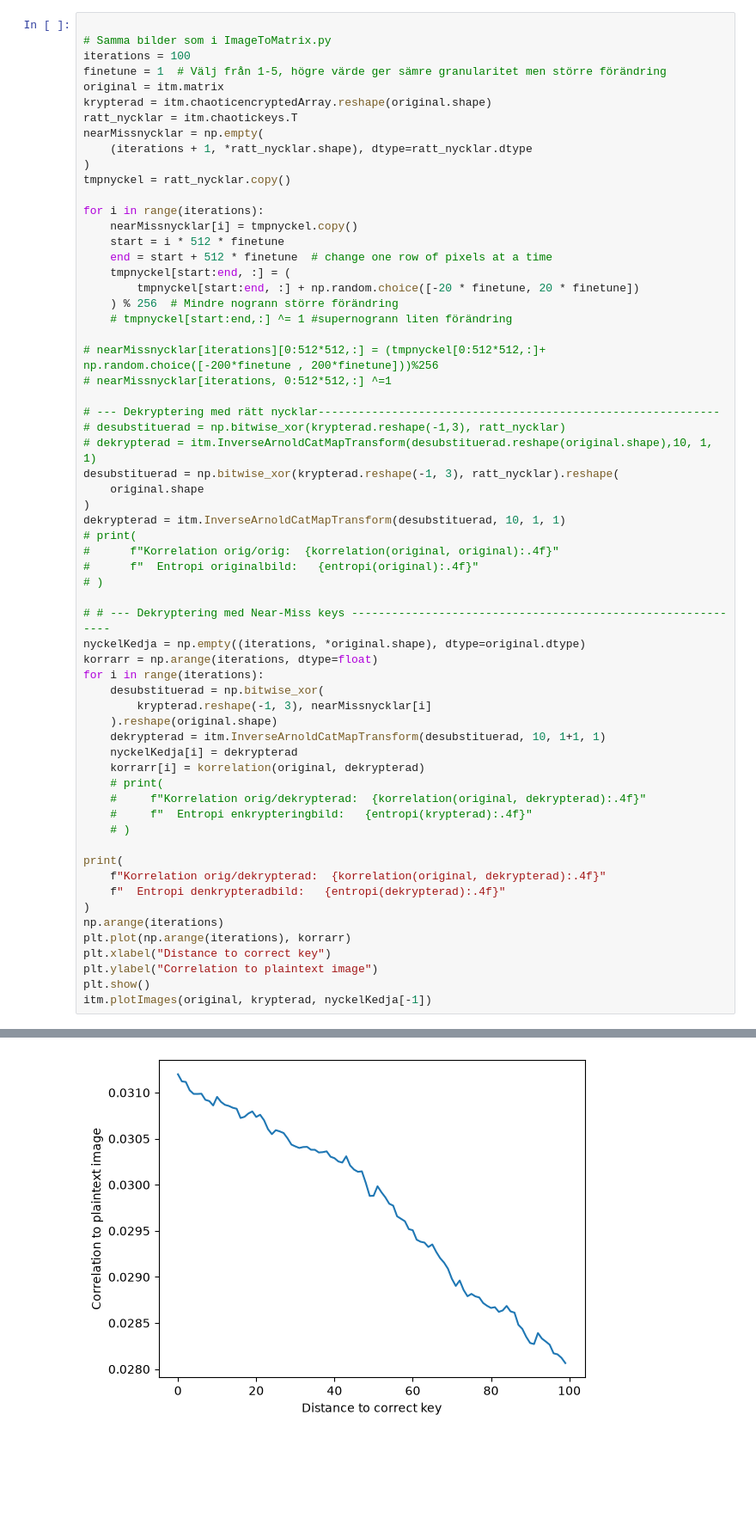
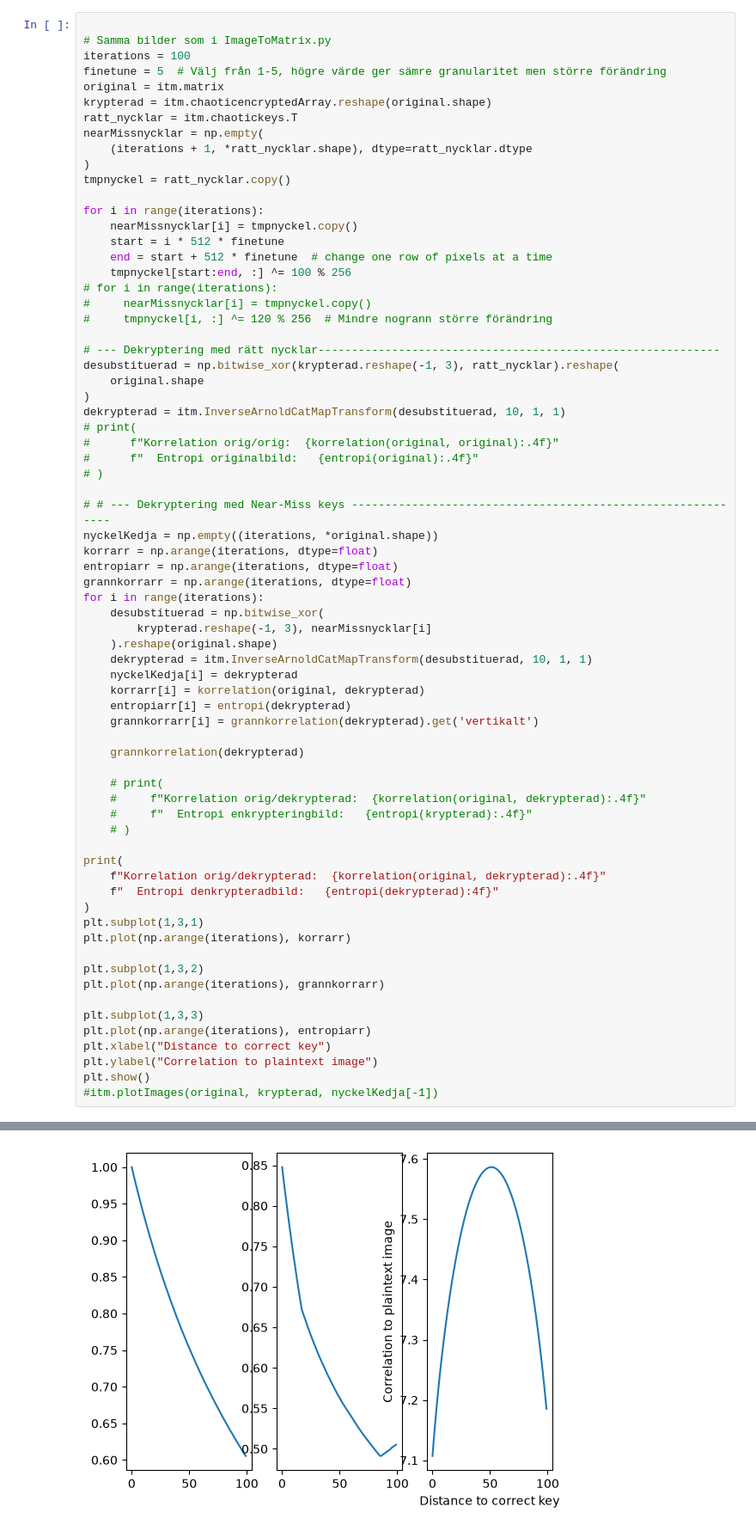
Before and after one commit to pizzamedsas/Kaos, a Jupyter notebook: Near-miss_notebook/cipher_analysis.ipynb, the cells around one changed output, grey strips where cells are left out. Shown at 86% size. Cells and saved outputs as stored; diff of their text form; blank space fills up the shorter version.

Commit message:
Ful grannkorr och entropi

```diff
--- a/Near-miss_notebook/cipher_analysis.ipynb
+++ b/Near-miss_notebook/cipher_analysis.ipynb
@@ -13,7 +22,7 @@ The autoreload extension is already loaded. To reload it, use:
 
 # Samma bilder som i ImageToMatrix.py
 iterations = 100
-finetune = 1  # Välj från 1-5, högre värde ger sämre granularitet men större förändring
+finetune = 5  # Välj från 1-5, högre värde ger sämre granularitet men större förändring
 original = itm.matrix
 krypterad = itm.chaoticencryptedArray.reshape(original.shape)
 ratt_nycklar = itm.chaotickeys.T
@@ -26,17 +35,12 @@ for i in range(iterations):
     nearMissnycklar[i] = tmpnyckel.copy()
     start = i * 512 * finetune
     end = start + 512 * finetune  # change one row of pixels at a time
-    tmpnyckel[start:end, :] = (
-        tmpnyckel[start:end, :] + np.random.choice([-20 * finetune, 20 * finetune])
-    ) % 256  # Mindre nogrann större förändring
-    # tmpnyckel[start:end,:] ^= 1 #supernogrann liten förändring
-
-# nearMissnycklar[iterations][0:512*512,:] = (tmpnyckel[0:512*512,:]+ np.random.choice([-200*finetune , 200*finetune]))%256
-# nearMissnycklar[iterations, 0:512*512,:] ^=1
+    tmpnyckel[start:end, :] ^= 100 % 256
+# for i in range(iterations):
+#     nearMissnycklar[i] = tmpnyckel.copy()
+#     tmpnyckel[i, :] ^= 120 % 256  # Mindre nogrann större förändring
 
 # --- Dekryptering med rätt nycklar------------------------------------------------------------
-# desubstituerad = np.bitwise_xor(krypterad.reshape(-1,3), ratt_nycklar)
-# dekrypterad = itm.InverseArnoldCatMapTransform(desubstituerad.reshape(original.shape),10, 1, 1)
 desubstituerad = np.bitwise_xor(krypterad.reshape(-1, 3), ratt_nycklar).reshape(
     original.shape
 )
@@ -47,15 +51,22 @@ dekrypterad = itm.InverseArnoldCatMapTransform(desubstituerad, 10, 1, 1)
 # )
 
 # # --- Dekryptering med Near-Miss keys ------------------------------------------------------------
-nyckelKedja = np.empty((iterations, *original.shape), dtype=original.dtype)
+nyckelKedja = np.empty((iterations, *original.shape))
 korrarr = np.arange(iterations, dtype=float)
+entropiarr = np.arange(iterations, dtype=float)
+grannkorrarr = np.arange(iterations, dtype=float)
 for i in range(iterations):
     desubstituerad = np.bitwise_xor(
         krypterad.reshape(-1, 3), nearMissnycklar[i]
     ).reshape(original.shape)
-    dekrypterad = itm.InverseArnoldCatMapTransform(desubstituerad, 10, 1+1, 1)
+    dekrypterad = itm.InverseArnoldCatMapTransform(desubstituerad, 10, 1, 1)
     nyckelKedja[i] = dekrypterad
     korrarr[i] = korrelation(original, dekrypterad)
+    entropiarr[i] = entropi(dekrypterad)
+    grannkorrarr[i] = grannkorrelation(dekrypterad).get('vertikalt')
+
+    grannkorrelation(dekrypterad)
+
     # print(
     #     f"Korrelation orig/dekrypterad:  {korrelation(original, dekrypterad):.4f}"
     #     f"  Entropi enkrypteringbild:   {entropi(krypterad):.4f}"
@@ -63,12 +74,18 @@ for i in range(iterations):
 
 print(
     f"Korrelation orig/dekrypterad:  {korrelation(original, dekrypterad):.4f}"
-    f"  Entropi denkrypteradbild:   {entropi(dekrypterad):.4f}"
+    f"  Entropi denkrypteradbild:   {entropi(dekrypterad):4f}"
 )
-np.arange(iterations)
+plt.subplot(1,3,1)
 plt.plot(np.arange(iterations), korrarr)
+
+plt.subplot(1,3,2)
+plt.plot(np.arange(iterations), grannkorrarr)
+
+plt.subplot(1,3,3)
+plt.plot(np.arange(iterations), entropiarr)
 plt.xlabel("Distance to correct key")
 plt.ylabel("Correlation to plaintext image")
 plt.show()
-itm.plotImages(original, krypterad, nyckelKedja[-1])
+#itm.plotImages(original, krypterad, nyckelKedja[-1])
 # %% [output]
@@ -76 +93 @@ Korrelation orig/dekrypterad:  0.0281  Entropi denkrypteradbild:   7.4965
-[figure, old version]
+[figure, new version]
```
Also changed, not shown: parts of 5 cells of this notebook.
